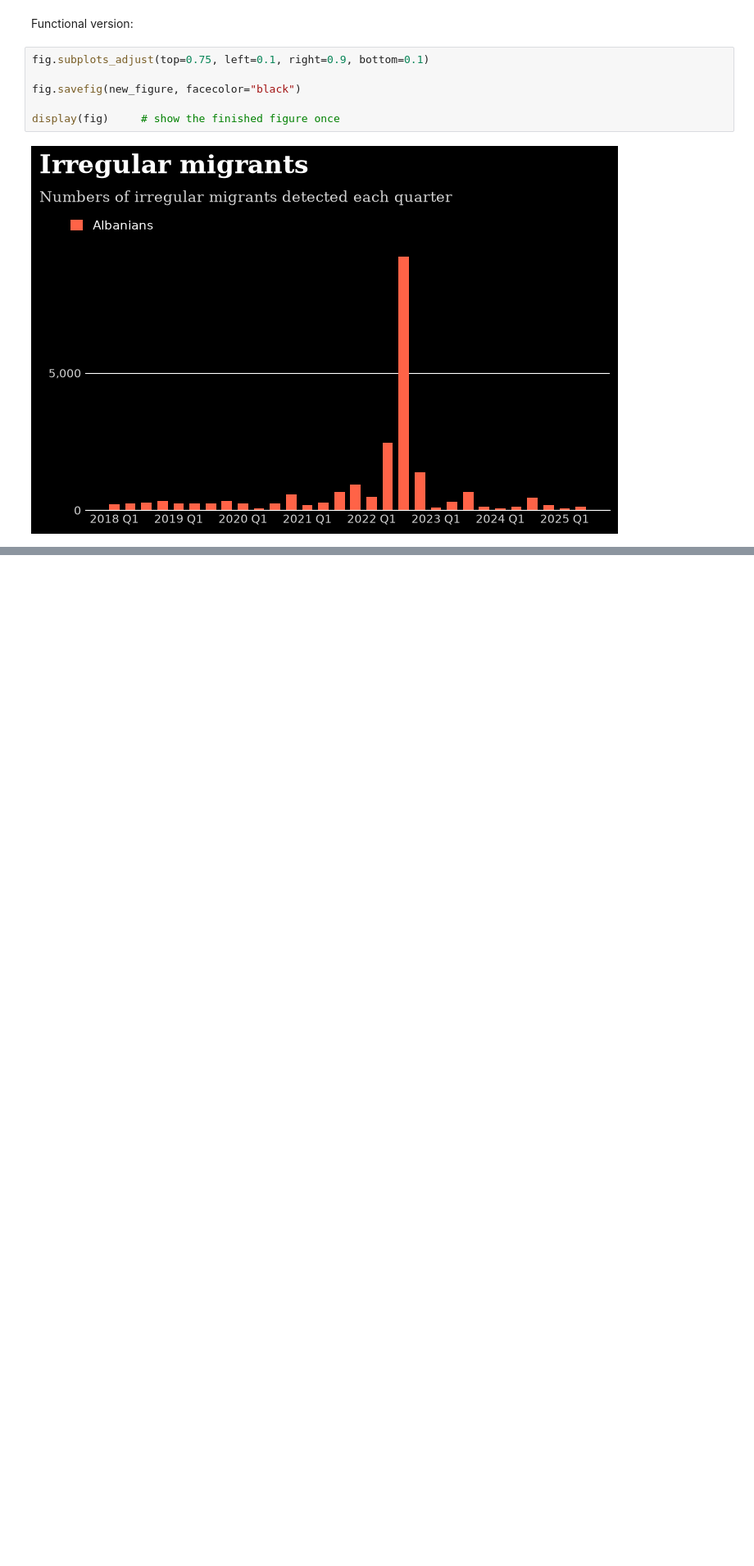
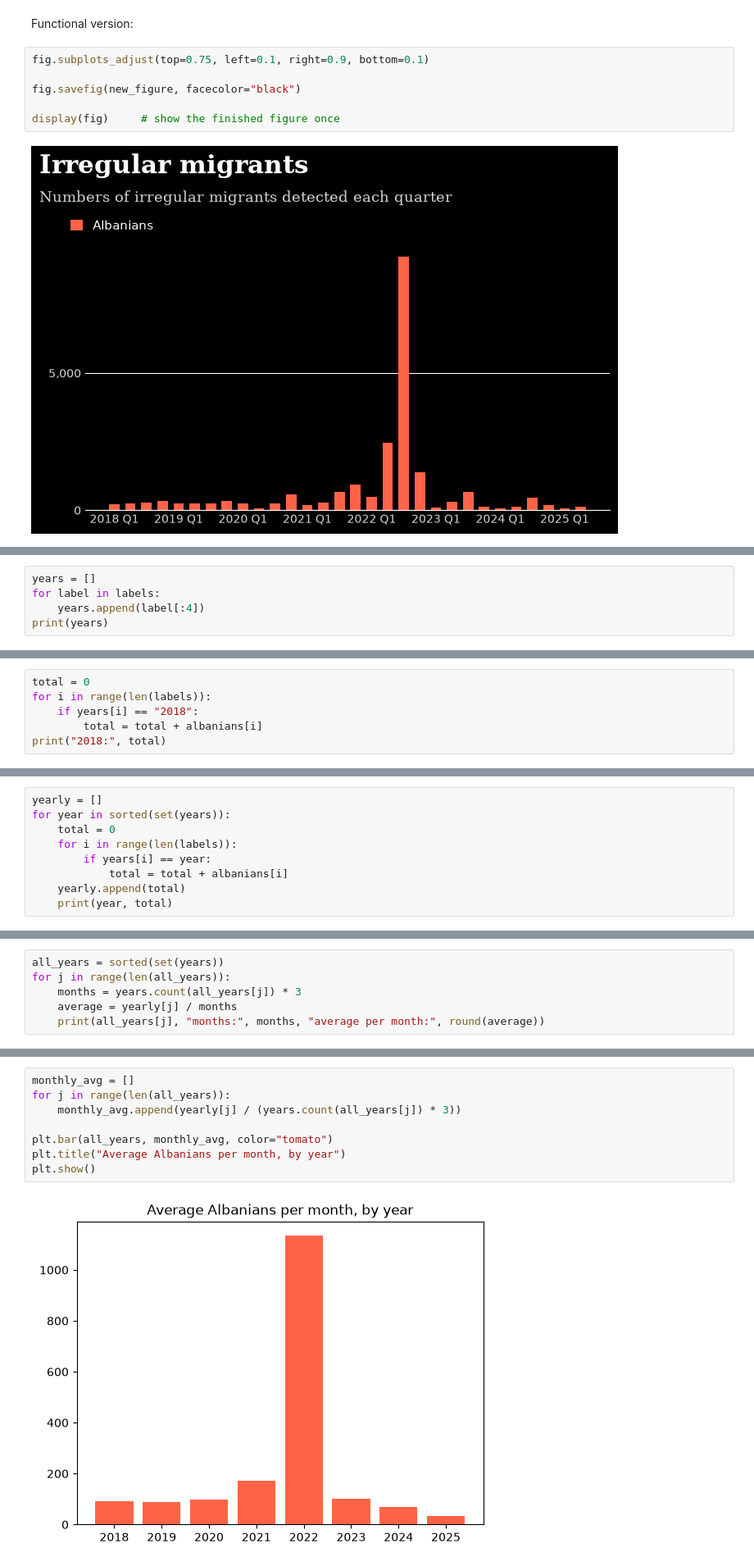
Before and after one commit to ale66/learn-coding-playground-2026-27, a Jupyter notebook: migration/group-d.ipynb, the cells around one changed output, grey strips where cells are left out. Shown at 82% size. Drawn from its saved outputs; the diff is of its cells as text; blank space fills up the shorter version.

Commit message:
Group D: yearly totals and average per month

```diff
--- a/migration/group-d.ipynb
+++ b/migration/group-d.ipynb
@@ -251,0 +260,5 @@ display(fig)     # show the finished figure once
+# %%
+years = []
+for label in labels:
+    years.append(label[:4])
+print(years)
@@ -251,0 +271,6 @@ display(fig)     # show the finished figure once
+# %%
+total = 0
+for i in range(len(labels)):
+    if years[i] == "2018":
+        total = total + albanians[i]
+print("2018:", total)
@@ -251,0 +279,9 @@ display(fig)     # show the finished figure once
+# %%
+yearly = []
+for year in sorted(set(years)):
+    total = 0
+    for i in range(len(labels)):
+        if years[i] == year:
+            total = total + albanians[i]
+    yearly.append(total)
+    print(year, total)
@@ -251,0 +297,6 @@ display(fig)     # show the finished figure once
+# %%
+all_years = sorted(set(years))
+for j in range(len(all_years)):
+    months = years.count(all_years[j]) * 3
+    average = yearly[j] / months
+    print(all_years[j], "months:", months, "average per month:", round(average))
@@ -251,0 +316,10 @@ display(fig)     # show the finished figure once
+# %%
+monthly_avg = []
+for j in range(len(all_years)):
+    monthly_avg.append(yearly[j] / (years.count(all_years[j]) * 3))
+
+plt.bar(all_years, monthly_avg, color="tomato")
+plt.title("Average Albanians per month, by year")
+plt.show()
+# %% [output]
+[figure, added]
```
Also changed, not shown: parts of 9 cells of this notebook, 1 other file.
